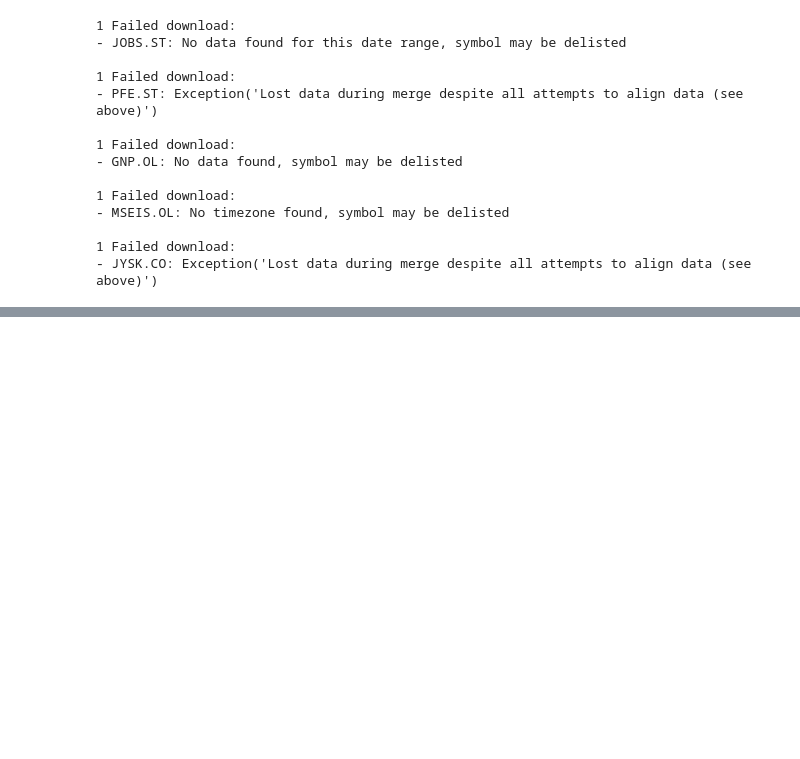
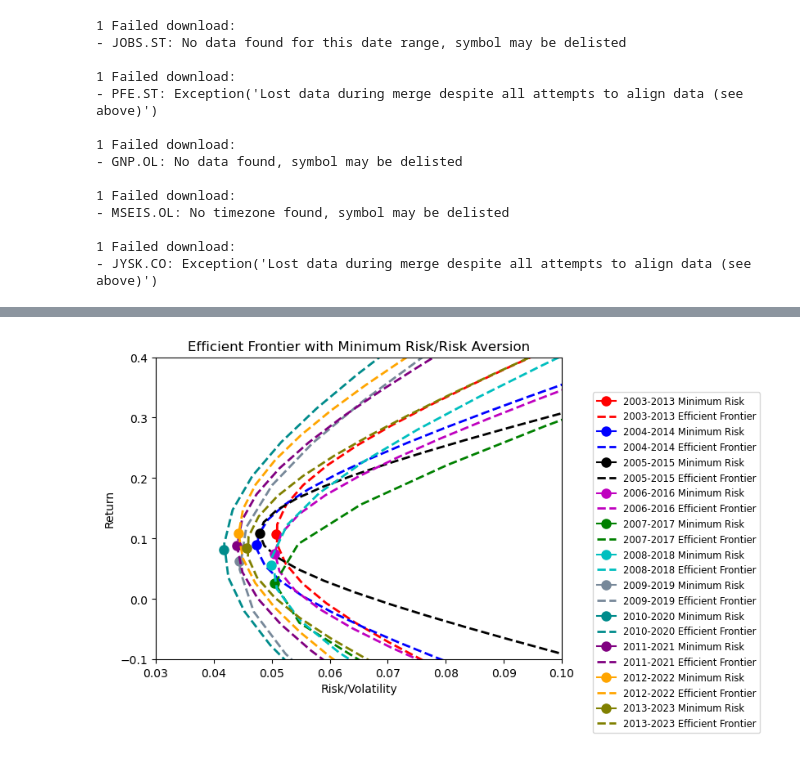
Before and after one commit to NicolaiVArends/BachelorThesis, a Jupyter notebook: optimising_portfolio.ipynb, the cells around one changed output, grey strips where cells are left out. Cells and saved outputs as stored; diff of their text form; code cells hidden in the pictures; blank space fills up the shorter version.

```diff
--- a/optimising_portfolio.ipynb
+++ b/optimising_portfolio.ipynb
@@ -96,3 +107,27 @@ portfolio_covariance(df)
+# %%
+#mpl.style.use('classic')
+mpl.style.use('default')
+
+fig, ax = plt.subplots()
+plt.title('Efficient Frontier with Minimum Risk/Risk Aversion', fontsize=12)
+plt.xlabel('Risk/Volatility')
+plt.ylabel('Return')
+colors = ['r','b','k','m','g','c', 'lightslategrey', "darkcyan", "purple", "orange", "olive"]
+for i, x in enumerate(parameters):
+  opt_sr_vol, opt_sr_ret, opt_risk_vol,  opt_risk_ret, frontier_x, frontier_y, _ = x
+  #ax.plot(opt_sr_vol, opt_sr_ret,'*', markersize=20, label=f'20{3+i:02d}-20{13+i:02d} Max Sharpe') # red star
+  plt.plot(opt_risk_vol,  opt_risk_ret, marker='o', color = f'{colors[i]}', markersize=8, label=f'20{3+i:02d}-20{13+i:02d} Minimum Risk') # red dot
+  plt.plot(frontier_x, frontier_y, linestyle='--', color = f'{colors[i]}', linewidth=2, label=f'20{3+i:02d}-20{13+i:02d} Efficient Frontier') # red dashed line
+
+  #ax.scatter(x[2], x[1], marker="*", s=100, label=f"20{3+i:02d}-20{13+i:02d} Max Sharpe")
+plt.xlim([0.03,0.1])
+plt.ylim([-0.1,0.4])
+plt.legend(bbox_to_anchor =(0.5, 0.9, 1, 0), ncol = 1, fontsize="small")
+#fig_path = os.path.join(PLOTS_PATH, f"efficient_frontier.png")
+#plt.savefig(fig_path, dpi=150,bbox_inches="tight")
+plt.show()
+# %% [output]
+[figure, added]
 # %%
 portfolio_mean(df)
 # %%
```
Also changed, not shown: parts of 5 cells of this notebook, 2 other files.
